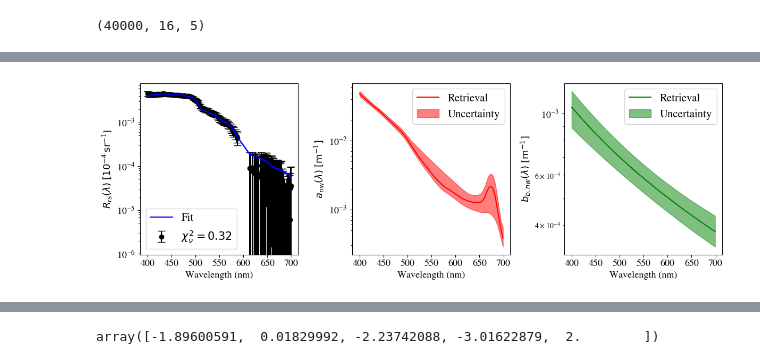
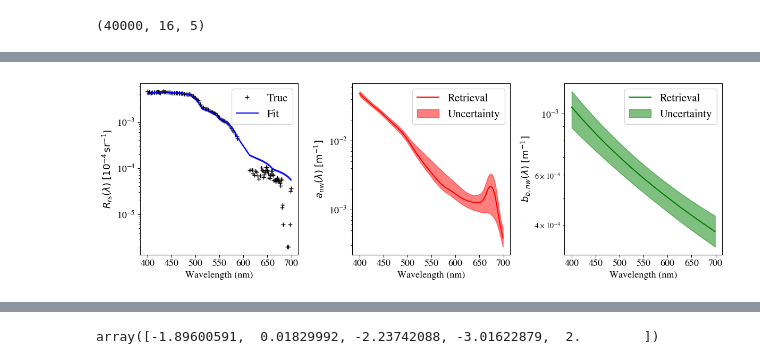
Before and after one commit to ocean-colour/bing, a Jupyter notebook: papers/biomass/Analysis/PACE_Argo_bbp.ipynb, the cells around one changed output, grey strips where cells are left out. Cells and saved outputs as stored; diff of their text form; code cells hidden in the pictures.

```diff
--- a/papers/biomass/Analysis/PACE_Argo_bbp.ipynb
+++ b/papers/biomass/Analysis/PACE_Argo_bbp.ipynb
@@ -212,3 +214,11 @@ Running full model
 chains.shape
 # %% [output]
 (40000, 16, 5)
+# %%
+ulist = evaluate.reconstruct_from_chains(models, chains)#, perc=perc)
+# %%
+reload(m_fitting)
+Rrs_obs=dict(wave=models[0].wave, spec=ispec, var=isig**2)
+m_fitting.plot_fit(models, chains, Rrs_obs, show_Rsig=True,
+                   ulist=ulist, outfile='tmp.png')
+plt.show()
@@ -215,13 +228,14 @@ chains.shape
 # %%
 reload(bing_plotting)
+reload(scattering)
 bing_plotting.show_fits(models, chains,  None, None,
                 figsize=(12,4),
                 fontsize=13.,
-                Rrs_true=dict(wave=models[0].wave, spec=ispec, var=isig**2),
+                Rrs_true=dict(wave=models[0].wave, spec=ispec),#, var=isig**2),
                         log_abb=True,
                    #Rrs_true=dict(wave=df_lee.wave, spec=gordon_Rrs_1),
                 #anw_true=anw_dict, bbnw_true=bbnw_dict,
                 )
 plt.show()
 # %% [output]
-[figure, old version]
+[figure, new version]
```
Also changed, not shown: parts of 4 cells of this notebook, 2 other files.
